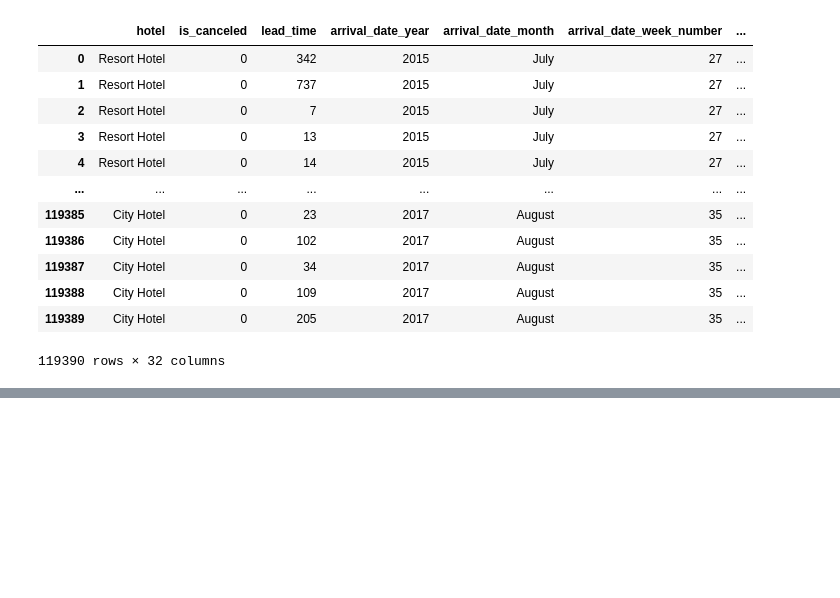
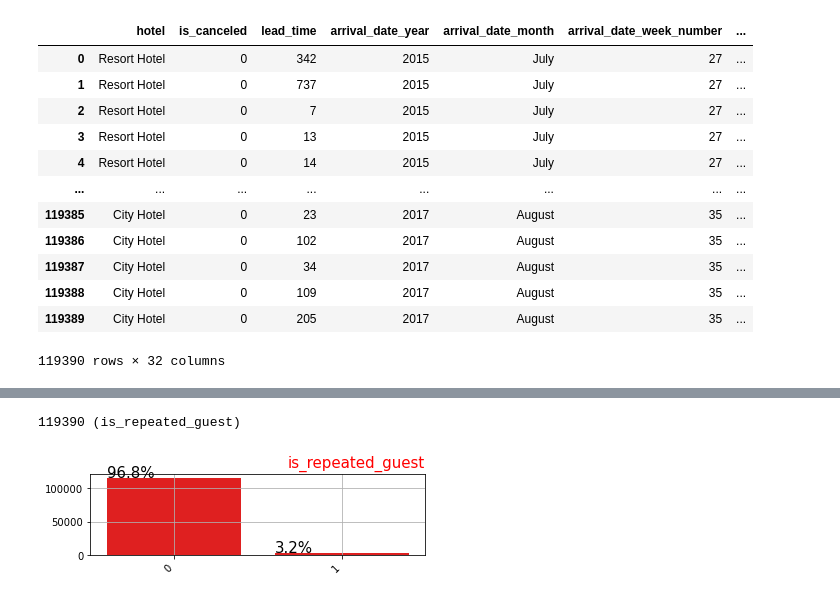
Before and after one commit to ryndovaira-org/data_science_lectures, a Jupyter notebook: 04_data_preparation/hw_answers/02_imbalanced_data.ipynb, the cells around one changed output, grey strips where cells are left out. Saved outputs shown, nothing was run; the diff lists cells and outputs as text; code cells hidden in the pictures; blank space fills up the shorter version.

```diff
--- a/04_data_preparation/hw_answers/02_imbalanced_data.ipynb
+++ b/04_data_preparation/hw_answers/02_imbalanced_data.ipynb
@@ -70,0 +147,5 @@ df
+# %%
+plot_cat_count_s(df.is_repeated_guest)
+# %% [output]
+119390 (is_repeated_guest)
+[figure, added]
```
Also changed, not shown: parts of 13 cells of this notebook.
